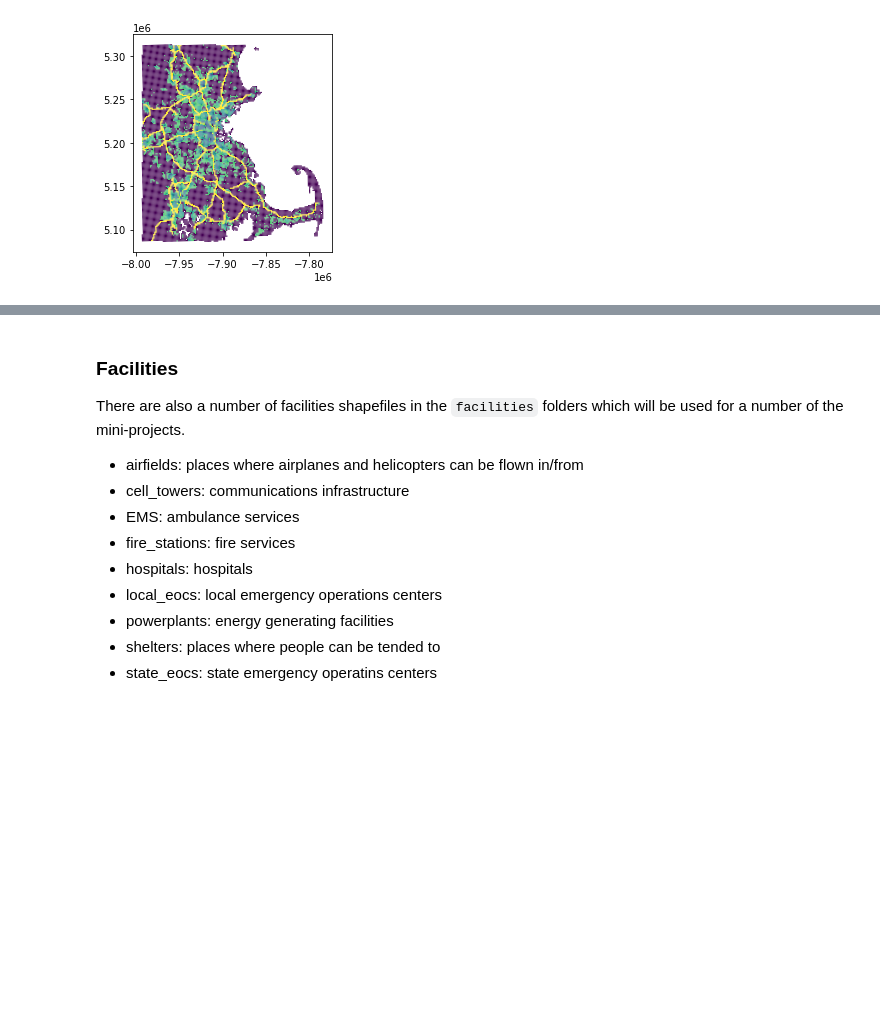
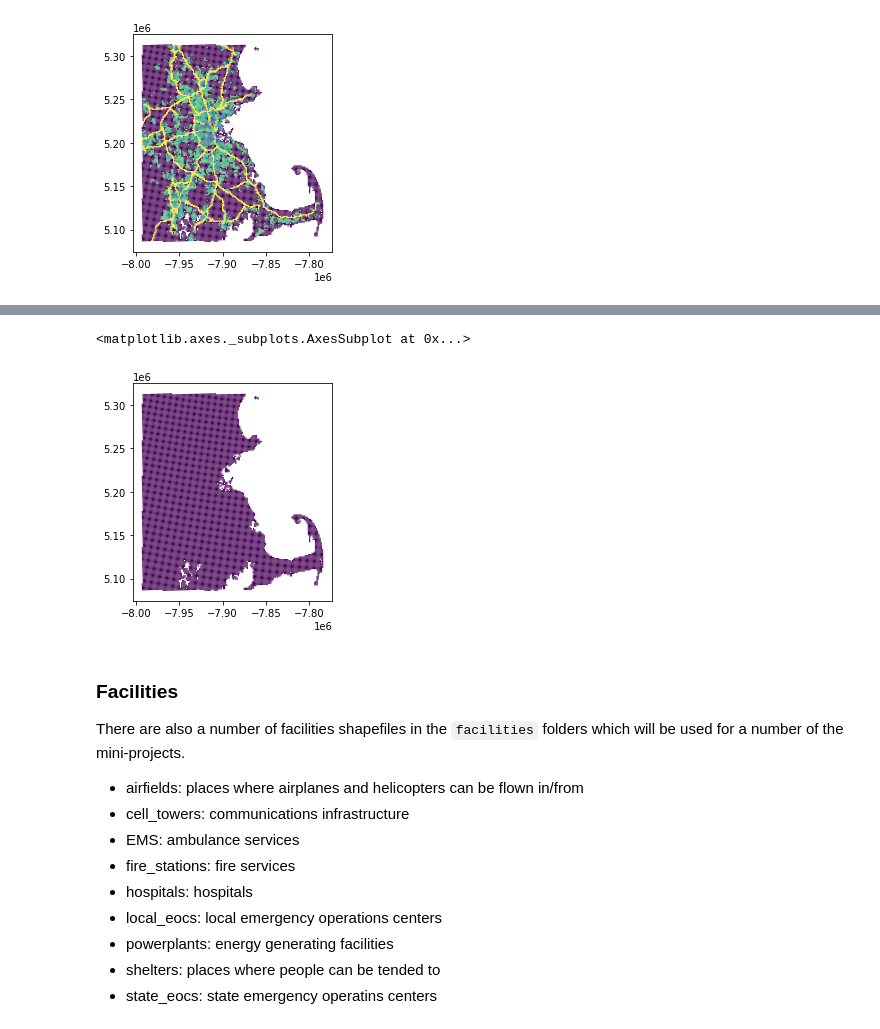
Before and after one commit to bwsi-remote-sensing-2020/final-exercise-students-jvonk, a Jupyter notebook: Final-exercise-overview.ipynb, the cells around one changed output, grey strips where cells are left out. Cells and saved outputs as stored; diff of their text form; code cells hidden in the pictures; blank space fills up the shorter version.

```diff
--- a/Final-exercise-overview.ipynb
+++ b/Final-exercise-overview.ipynb
@@ -48,3 +72,8 @@ game_grid.plot('Transport')
+# %%
+game_grid.plot('Health')
+# %% [output]
+<matplotlib.axes._subplots.AxesSubplot at 0x...>
+[figure, added]
 # %% [markdown]
 ### Facilities
 There are also a number of facilities shapefiles in the `facilities` folders which will be used for a number of the mini-projects.
```
Also changed, not shown: parts of 43 cells of this notebook, 6 other files.
